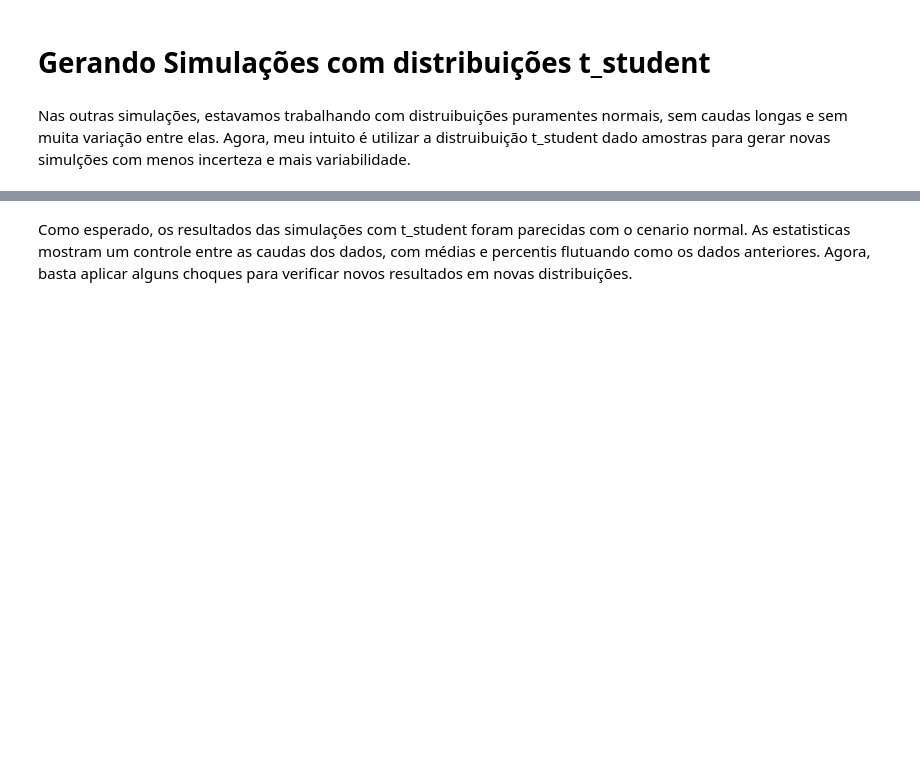
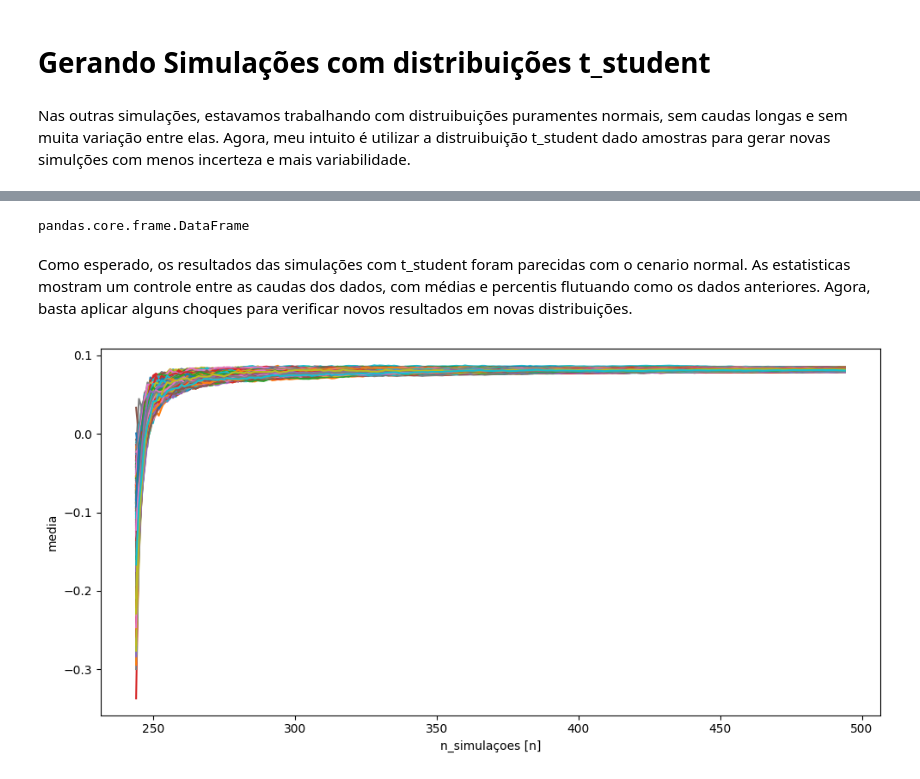
Before and after one commit to WesleySouza13/oil-price-shock-analysis, a Jupyter notebook: notebooks/02_modeling.ipynb, the cells around one changed output, grey strips where cells are left out. Drawn from its saved outputs; the diff is of its cells as text; code cells hidden in the pictures; blank space fills up the shorter version.

Commit message:
vizualizando alumas areas dada simulação com t-student

```diff
--- a/notebooks/02_modeling.ipynb
+++ b/notebooks/02_modeling.ipynb
@@ -1164,0 +1143,4 @@ fig_t.show()
+# %%
+type(df_plot_t)
+# %% [output]
+pandas.core.frame.DataFrame
@@ -1165,2 +1168,21 @@ fig_t.show()
 # %% [markdown]
 Como esperado, os resultados das simulações com t_student foram parecidas com o cenario normal. As estatisticas mostram um controle entre as caudas dos dados, com médias e percentis flutuando como os dados anteriores. Agora, basta aplicar alguns choques para verificar novos resultados em novas distribuições.
+# %%
+ibc_t_list = []
+df_ibc_t = []
+plt.figure(figsize=(10,5))
+for _ in range(sim):
+    ibc_t_high = MonteCarlo(X_mc).T_student_shocks(scenarios, 10, 'IBC-Br')
+    beta_t_normal = MonteCarlo(X_mc).T_student_sim(scenarios, 'BETA')
+    df_t_ibc = pd.concat([ibc_t_high, beta_t_normal], axis=1)
+    pred_t_ibc = new_ardl.predict(start=len(y_train), end=len(y_train)+len(df_t_ibc)-1, exog_oos=df_t_ibc)
+    y_hat_ibc = np.cumsum(pred_t_ibc)/np.arange(len(pred_t_ibc))
+    ibc_t_list.append(pred_t_ibc)
+    df_ibc_t.append(df_t_ibc)
+    plt.plot(y_hat_ibc)
+plt.xlabel('n_simulaçoes [n]')
+plt.ylabel('media')
+plt.tight_layout()
+plt.show()
+# %% [output]
+[figure, added]
```
Also changed, not shown: parts of 35 cells of this notebook, 1 other file.
